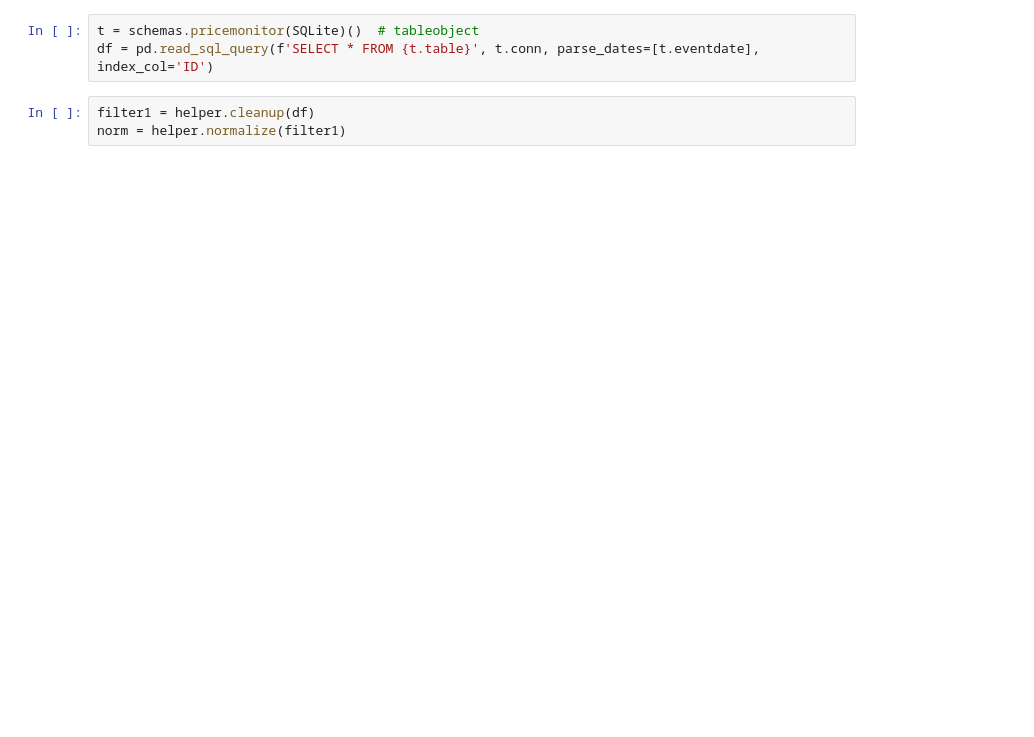
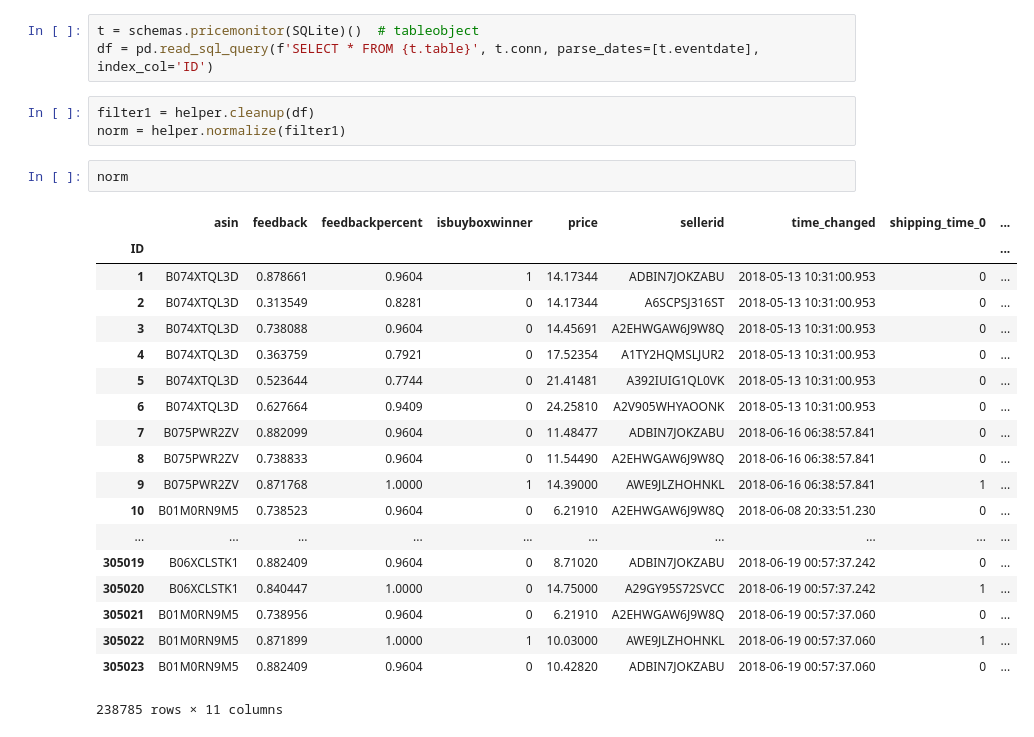
Before and after one commit to elcolumbio/mlrepricer, a Jupyter notebook: jupyter/predictbuyboxwinner.ipynb, the cells around one changed output. Cells and saved outputs as stored; diff of their text form; blank space fills up the shorter version.

```diff
--- a/jupyter/predictbuyboxwinner.ipynb
+++ b/jupyter/predictbuyboxwinner.ipynb
@@ -11,6 +12,28 @@ df = pd.read_sql_query(f'SELECT * FROM {t.table}', t.conn, parse_dates=[t.eventd
 # %%
 filter1 = helper.cleanup(df)
 norm = helper.normalize(filter1)
+# %%
+norm
+# %% [output]
+|  | asin | feedback | feedbackpercent | isbuyboxwinner | price | sellerid | time_changed | shipping_time_0 | ... |
+| ID |  |  |  |  |  |  |  |  | ... |
+| 1 | B074XTQL3D | 0.878661 | 0.9604 | 1 | 14.17344 | ADBIN7JOKZABU | 2018-05-13 10:31:00.953 | 0 | ... |
+| 2 | B074XTQL3D | 0.313549 | 0.8281 | 0 | 14.17344 | A6SCPSJ316ST | 2018-05-13 10:31:00.953 | 0 | ... |
+| 3 | B074XTQL3D | 0.738088 | 0.9604 | 0 | 14.45691 | A2EHWGAW6J9W8Q | 2018-05-13 10:31:00.953 | 0 | ... |
+| 4 | B074XTQL3D | 0.363759 | 0.7921 | 0 | 17.52354 | A1TY2HQMSLJUR2 | 2018-05-13 10:31:00.953 | 0 | ... |
+| 5 | B074XTQL3D | 0.523644 | 0.7744 | 0 | 21.41481 | A392IUIG1QL0VK | 2018-05-13 10:31:00.953 | 0 | ... |
+| 6 | B074XTQL3D | 0.627664 | 0.9409 | 0 | 24.25810 | A2V905WHYAOONK | 2018-05-13 10:31:00.953 | 0 | ... |
+| 7 | B075PWR2ZV | 0.882099 | 0.9604 | 0 | 11.48477 | ADBIN7JOKZABU | 2018-06-16 06:38:57.841 | 0 | ... |
+| 8 | B075PWR2ZV | 0.738833 | 0.9604 | 0 | 11.54490 | A2EHWGAW6J9W8Q | 2018-06-16 06:38:57.841 | 0 | ... |
+| 9 | B075PWR2ZV | 0.871768 | 1.0000 | 1 | 14.39000 | AWE9JLZHOHNKL | 2018-06-16 06:38:57.841 | 1 | ... |
+| 10 | B01M0RN9M5 | 0.738523 | 0.9604 | 0 | 6.21910 | A2EHWGAW6J9W8Q | 2018-06-08 20:33:51.230 | 0 | ... |
+| ... | ... | ... | ... | ... | ... | ... | ... | ... | ... |
+| 305019 | B06XCLSTK1 | 0.882409 | 0.9604 | 0 | 8.71020 | ADBIN7JOKZABU | 2018-06-19 00:57:37.242 | 0 | ... |
+| 305020 | B06XCLSTK1 | 0.840447 | 1.0000 | 0 | 14.75000 | A29GY95S72SVCC | 2018-06-19 00:57:37.242 | 1 | ... |
+| 305021 | B01M0RN9M5 | 0.738956 | 0.9604 | 0 | 6.21910 | A2EHWGAW6J9W8Q | 2018-06-19 00:57:37.060 | 0 | ... |
+| 305022 | B01M0RN9M5 | 0.871899 | 1.0000 | 1 | 10.03000 | AWE9JLZHOHNKL | 2018-06-19 00:57:37.060 | 1 | ... |
+| 305023 | B01M0RN9M5 | 0.882409 | 0.9604 | 0 | 10.42820 | ADBIN7JOKZABU | 2018-06-19 00:57:37.060 | 0 | ... |
+238785 rows × 11 columns
 # %%
 len(norm)
 # %% [output]
```
Also changed, not shown: parts of 2 cells of this notebook, 20 other files.
